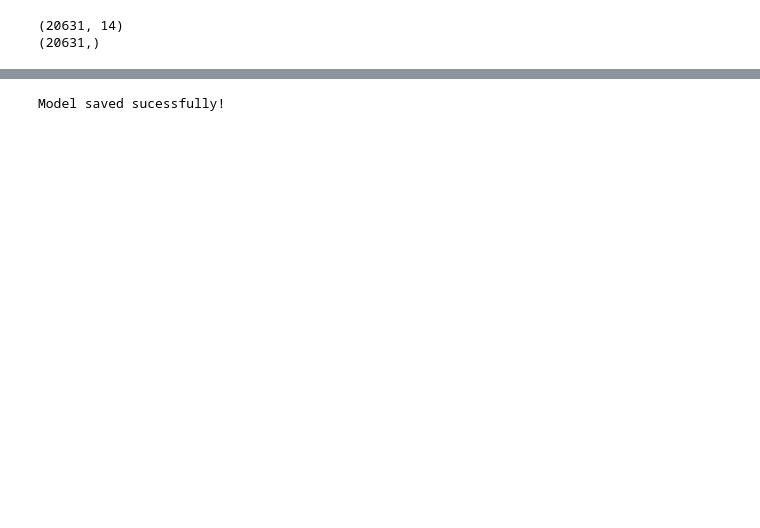
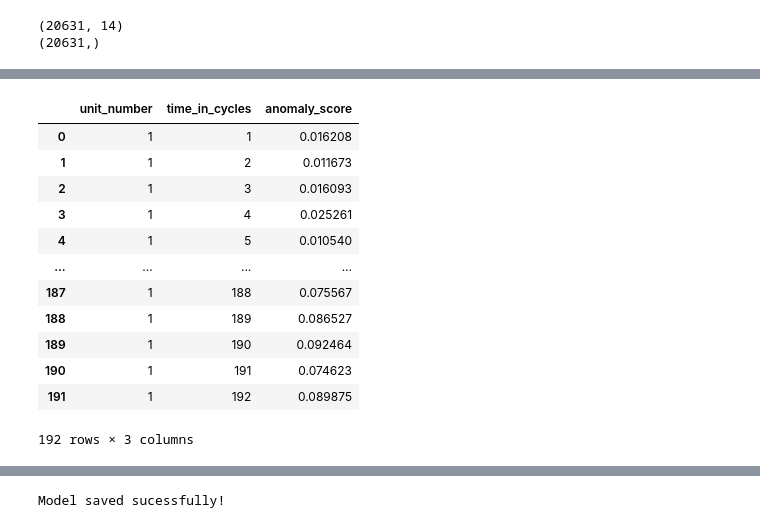
Before and after one commit to ShivaramHR/telemetry-anomaly-detector, a Jupyter notebook: Notebooks/AutoEncoder.ipynb, the cells around one changed output, grey strips where cells are left out. Cells and saved outputs as stored; diff of their text form; code cells hidden in the pictures; blank space fills up the shorter version.

```diff
--- a/Notebooks/AutoEncoder.ipynb
+++ b/Notebooks/AutoEncoder.ipynb
@@ -102,0 +106,17 @@ plt.show()
+# %%
+unit_data = metadata[metadata['unit_number'] == 1]
+unit_data
+# %% [output]
+|  | unit_number | time_in_cycles | anomaly_score |
+| 0 | 1 | 1 | 0.016208 |
+| 1 | 1 | 2 | 0.011673 |
+| 2 | 1 | 3 | 0.016093 |
+| 3 | 1 | 4 | 0.025261 |
+| 4 | 1 | 5 | 0.010540 |
+| ... | ... | ... | ... |
+| 187 | 1 | 188 | 0.075567 |
+| 188 | 1 | 189 | 0.086527 |
+| 189 | 1 | 190 | 0.092464 |
+| 190 | 1 | 191 | 0.074623 |
+| 191 | 1 | 192 | 0.089875 |
+192 rows × 3 columns
```
Also changed, not shown: parts of 7 cells of this notebook, 7 other files.
